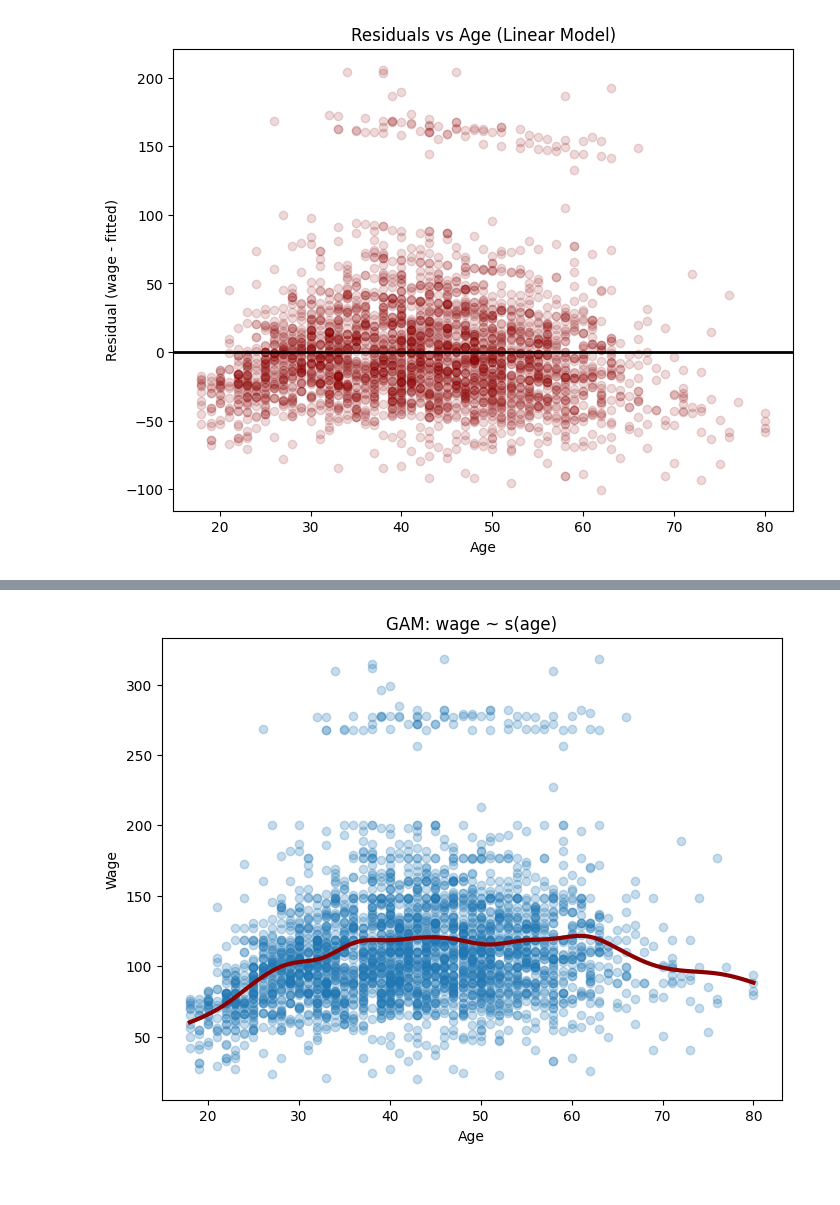
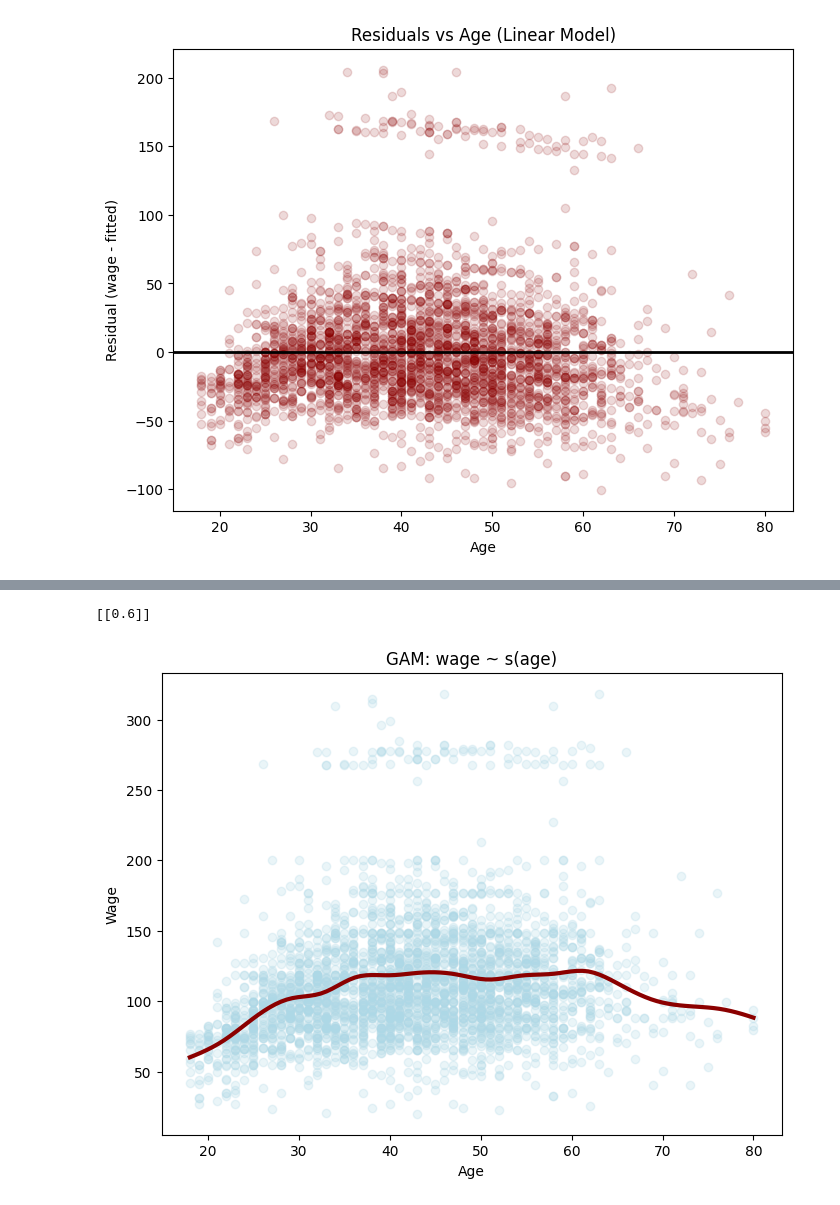
Before and after one commit to AdaptiveMesh/GAM_intro, a Jupyter notebook: gam_prep.ipynb, the cells around one changed output, grey strips where cells are left out. Cells and saved outputs as stored; diff of their text form; code cells hidden in the pictures.

```diff
--- a/gam_prep.ipynb
+++ b/gam_prep.ipynb
@@ -97,17 +170,19 @@ Let's start with age, then include year and education.
 # %%
-from pygam import LinearGAM, s, f
+# GAM: wage vs age, default penalty
 
 X_age = Wage[['age']].to_numpy()
 gam_age = LinearGAM(s(0)).fit(X_age, y)
+print(gam_age.lam)
 
 Xg = age_grid.reshape(-1, 1)
 y_hat = gam_age.predict(Xg)
 
 plt.figure(figsize=(8, 6))
-plt.scatter(Wage['age'], y, alpha=0.25)
+plt.scatter(Wage['age'], y, alpha=0.25, color = 'lightblue')
 plt.plot(age_grid, y_hat, color='darkred', linewidth=3)
 plt.xlabel("Age"); plt.ylabel("Wage")
 plt.title("GAM: wage ~ s(age)")
 plt.show()
 # %% [output]
+[[0.6]]
-[figure, old version]
+[figure, new version]
```
Also changed, not shown: parts of 18 cells of this notebook.
